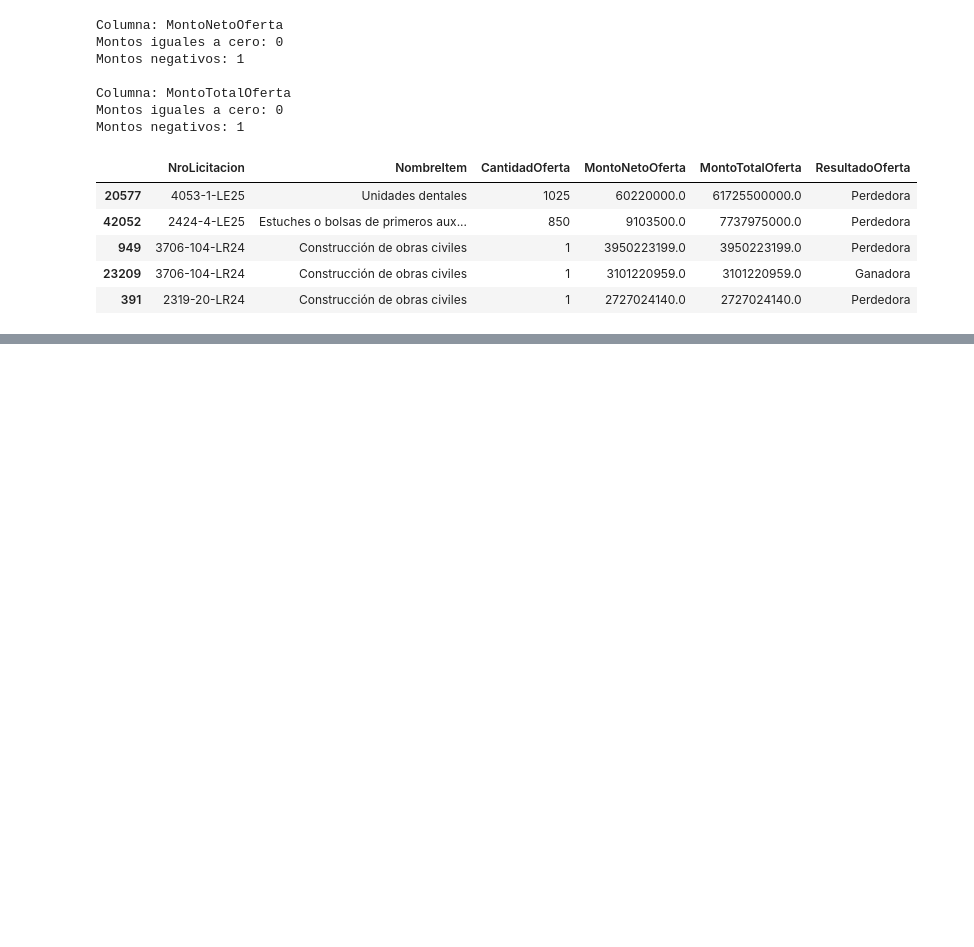
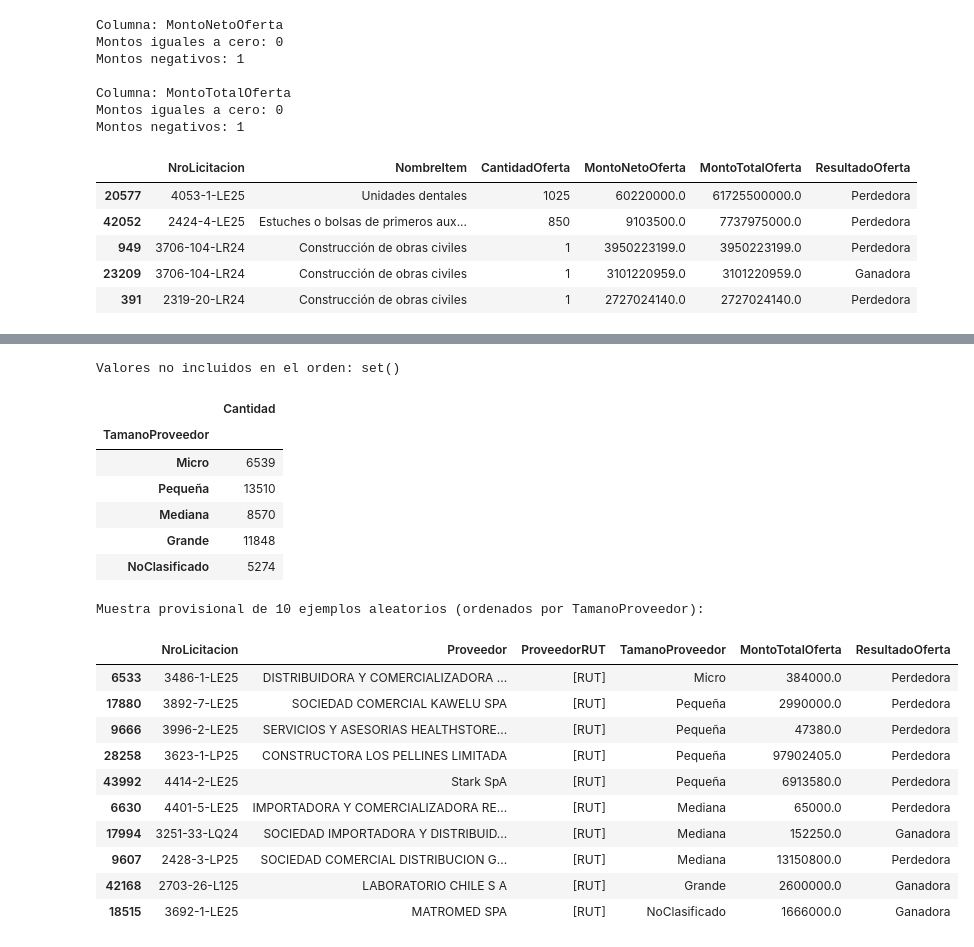
Before and after one commit to proyecto-grupo2-mcdi500/proyecto-grupo2-mcdi500, a Jupyter notebook: F2/F2_Preprocesamiento.ipynb, the cells around one changed output, grey strips where cells are left out. Drawn from its saved outputs; the diff is of its cells as text; code cells hidden in the pictures; blank space fills up the shorter version.

```diff
--- a/F2/F2_Preprocesamiento.ipynb
+++ b/F2/F2_Preprocesamiento.ipynb
@@ -508,0 +621,75 @@ Montos negativos: 1
+# %%
+# PASO 26: Definir el orden lógico de TamanoProveedor.
+# En el Paso 23 vimos que la categoría viene escrita como "Micro".
+orden_tamano = [
+    "Micro",
+    "Pequeña",
+    "Mediana",
+    "Grande",
+    "NoClasificado"
+]
+
+# Verificar que ningún valor de la columna quede fuera de la lista definida.
+valores_actuales = set(df_trabajo["TamanoProveedor"].dropna().unique())
+valores_no_incluidos = valores_actuales - set(orden_tamano)
+print("Valores no incluidos en el orden:", valores_no_incluidos)
+
+
+# PASO 27: Convertir TamanoProveedor a categoría ordenada y confirmar el orden.
+if not valores_no_incluidos:
+    tipo_tamano = pd.CategoricalDtype(categories=orden_tamano, ordered=True)
+    df_trabajo["TamanoProveedor"] = df_trabajo["TamanoProveedor"].astype(tipo_tamano)
+
+    # Mostrar el conteo respetando el nuevo orden establecido (sort_index).
+    display(
+        df_trabajo["TamanoProveedor"]
+        .value_counts(dropna=False)
+        .sort_index()
+        .to_frame(name="Cantidad")
+    )
+
+
+# PASO 28: Generar una muestra provisional de 10 ejemplos aleatorios de la base.
+# Usamos un generador aleatorio (default_rng) para que cambien en cada ejecución.
+import numpy as np
+
+columnas_ejemplo = [
+    "NroLicitacion",
+    "Proveedor",
+    "ProveedorRUT",
+    "TamanoProveedor",
+    "MontoTotalOferta",
+    "ResultadoOferta"
+]
+
+rng = np.random.default_rng()
+
+muestra_provisional = (
+    df_trabajo[columnas_ejemplo]
+    .sample(n=10, random_state=rng)
+    .sort_values("TamanoProveedor")
+)
+
+print("\nMuestra provisional de 10 ejemplos aleatorios (ordenados por TamanoProveedor):")
+display(muestra_provisional)
+# %% [output]
+Valores no incluidos en el orden: set()
+|  | Cantidad |
+| TamanoProveedor |  |
+| Micro | 6539 |
+| Pequeña | 13510 |
+| Mediana | 8570 |
+| Grande | 11848 |
+| NoClasificado | 5274 |
+Muestra provisional de 10 ejemplos aleatorios (ordenados por TamanoProveedor):
+|  | NroLicitacion | Proveedor | ProveedorRUT | TamanoProveedor | MontoTotalOferta | ResultadoOferta |
+| 6533 | 3486-1-LE25 | DISTRIBUIDORA Y COMERCIALIZADORA ... | [RUT] | Micro | 384000.0 | Perdedora |
+| 17880 | 3892-7-LE25 | SOCIEDAD COMERCIAL KAWELU SPA | [RUT] | Pequeña | 2990000.0 | Perdedora |
+| 9666 | 3996-2-LE25 | SERVICIOS Y ASESORIAS HEALTHSTORE... | [RUT] | Pequeña | 47380.0 | Perdedora |
+| 28258 | 3623-1-LP25 | CONSTRUCTORA LOS PELLINES LIMITADA | [RUT] | Pequeña | 97902405.0 | Perdedora |
+| 43992 | 4414-2-LE25 | Stark SpA | [RUT] | Pequeña | 6913580.0 | Perdedora |
+| 6630 | 4401-5-LE25 | IMPORTADORA Y COMERCIALIZADORA RE... | [RUT] | Mediana | 65000.0 | Perdedora |
+| 17994 | 3251-33-LQ24 | SOCIEDAD IMPORTADORA Y DISTRIBUID... | [RUT] | Mediana | 152250.0 | Ganadora |
+| 9607 | 2428-3-LP25 | SOCIEDAD COMERCIAL DISTRIBUCION G... | [RUT] | Mediana | 13150800.0 | Perdedora |
+| 42168 | 2703-26-L125 | LABORATORIO CHILE S A | [RUT] | Grande | 2600000.0 | Ganadora |
+| 18515 | 3692-1-LE25 | MATROMED SPA | [RUT] | NoClasificado | 1666000.0 | Ganadora |
```
Also changed, not shown: parts of 5 cells of this notebook, 1 other file.
